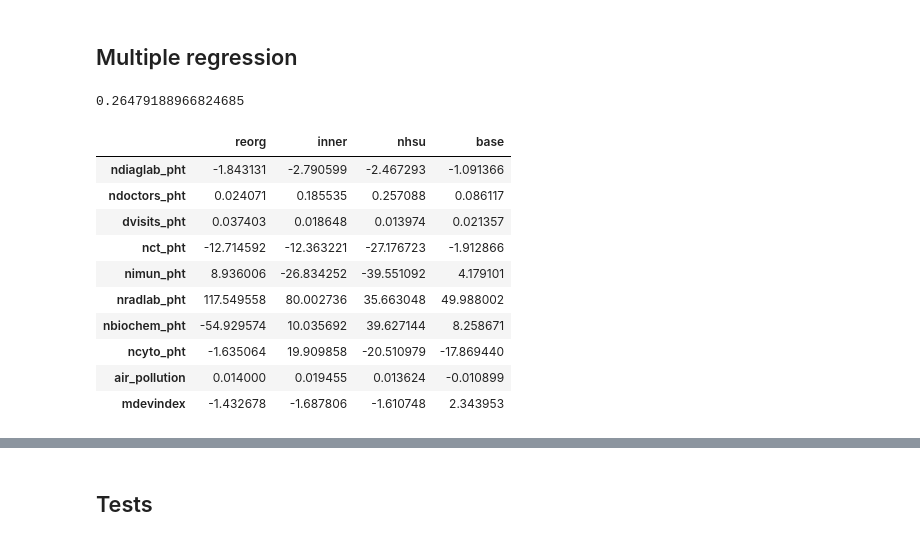
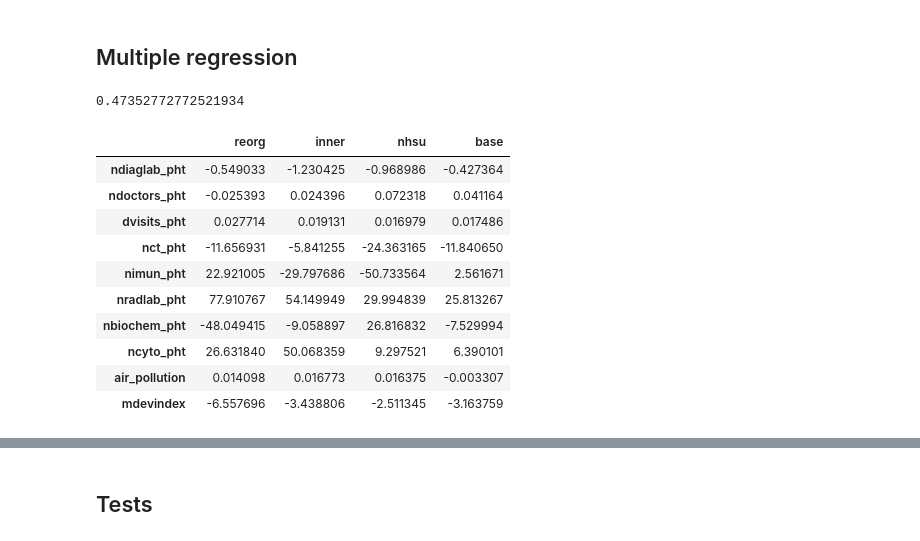
Before and after one commit to Zhukowych/cancer_incidence, a Jupyter notebook: modeling.ipynb, the cells around one changed output, grey strips where cells are left out. Saved outputs shown, nothing was run; the diff lists cells and outputs as text; code cells hidden in the pictures.

```diff
--- a/modeling.ipynb
+++ b/modeling.ipynb
@@ -94,7 +95,9 @@ environmental_variables = [
 
 dummies = ['reorg', 'inner', 'nhsu', 'cov']
 
-all_explanatory_variables = equipment_variables + personnel_variables + illness_variables + environmental_variables
+economic_variables = ["gdp", "mean_age", "aging_level"]
+
+all_explanatory_variables = equipment_variables + personnel_variables + illness_variables + environmental_variables + economic_variables
 
 all_dependent_variables = ['mtumors_pti']
 # %% [markdown]
@@ -202,8 +205,9 @@ explanatory_variables = ['ndiaglab_pht', 'ndoctors_pht', 'dvisits_pht',
 dummies = ['reorg','inner', 'nhsu']
 
 variables = explanatory_variables + dummies
-df = st_df[variables + all_dependent_variables + ['t', 'year', 'region']]
+df = st_df[variables + all_dependent_variables + ['t', 'year', 'region'] + economic_variables]
 df['dvisits_pht'] /= df['ndoctors_pht']
+
 
 variables += ['mdevindex']
 
@@ -214,23 +218,27 @@ df = coupled_detrend(df, variables + all_dependent_variables)
 # %% [markdown]
 ## Multiple regression
 # %%
+# Identify and display the rows where GDP is missing
+missing_gdp = df[df['gdp'].isna()][['year', 'region']]
+
+
 y = df['mtumors_pti']
-X = sm.add_constant(df[explanatory_variables + interaction_names + ["mdevindex"]])
+X = sm.add_constant(df[explanatory_variables + interaction_names + ["mdevindex"]+economic_variables])
 
 mtumors_model = sm.OLS(y, X).fit()
 
 print(mtumors_model.rsquared_adj)
 get_interpretation_table(mtumors_model.params, explanatory_variables + ['mdevindex'])
 # %% [output]
-0.26479188966824685
+0.47352772772521934
 |  | reorg | inner | nhsu | base |
-| ndiaglab_pht | -1.843131 | -2.790599 | -2.467293 | -1.091366 |
-| ndoctors_pht | 0.024071 | 0.185535 | 0.257088 | 0.086117 |
-| dvisits_pht | 0.037403 | 0.018648 | 0.013974 | 0.021357 |
-| nсt_pht | -12.714592 | -12.363221 | -27.176723 | -1.912866 |
-| nimun_pht | 8.936006 | -26.834252 | -39.551092 | 4.179101 |
-| nradlab_pht | 117.549558 | 80.002736 | 35.663048 | 49.988002 |
-| nbiochem_pht | -54.929574 | 10.035692 | 39.627144 | 8.258671 |
-| ncyto_pht | -1.635064 | 19.909858 | -20.510979 | -17.869440 |
-| air_pollution | 0.014000 | 0.019455 | 0.013624 | -0.010899 |
-| mdevindex | -1.432678 | -1.687806 | -1.610748 | 2.343953 |
+| ndiaglab_pht | -0.549033 | -1.230425 | -0.968986 | -0.427364 |
+| ndoctors_pht | -0.025393 | 0.024396 | 0.072318 | 0.041164 |
+| dvisits_pht | 0.027714 | 0.019131 | 0.016979 | 0.017486 |
+| nсt_pht | -11.656931 | -5.841255 | -24.363165 | -11.840650 |
+| nimun_pht | 22.921005 | -29.797686 | -50.733564 | 2.561671 |
+| nradlab_pht | 77.910767 | 54.149949 | 29.994839 | 25.813267 |
+| nbiochem_pht | -48.049415 | -9.058897 | 26.816832 | -7.529994 |
+| ncyto_pht | 26.631840 | 50.068359 | 9.297521 | 6.390101 |
+| air_pollution | 0.014098 | 0.016773 | 0.016375 | -0.003307 |
+| mdevindex | -6.557696 | -3.438806 | -2.511345 | -3.163759 |
```
Also changed, not shown: parts of 11 cells of this notebook, 9 other files.
